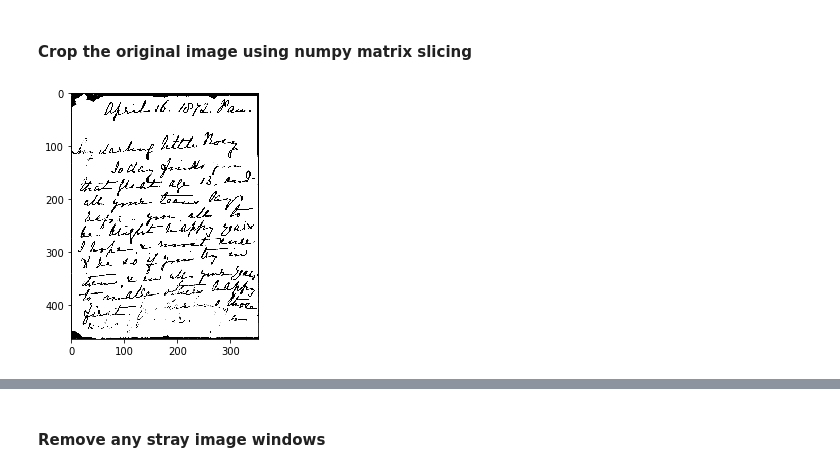
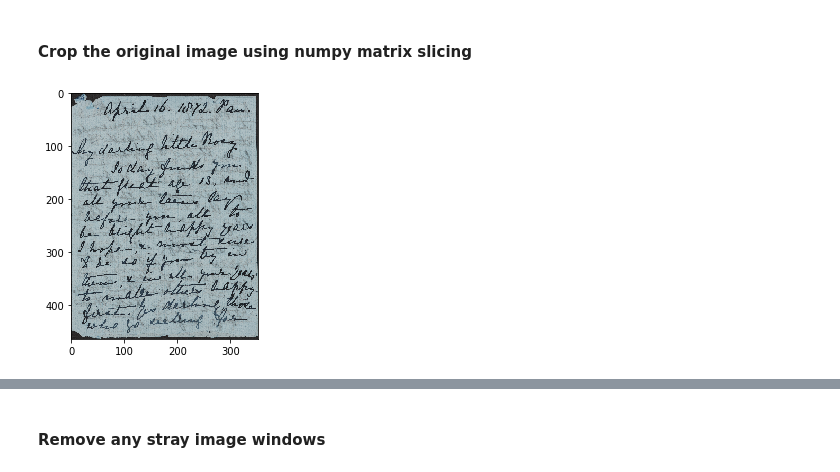
Before and after one commit to gbstringer/python-improc, a Jupyter notebook: remove_margins.ipynb, the cells around one changed output, grey strips where cells are left out. Drawn from its saved outputs; the diff is of its cells as text; code cells hidden in the pictures.

```diff
--- a/remove_margins.ipynb
+++ b/remove_margins.ipynb
@@ -61,6 +61,6 @@ showimage(grey)
  * **ret** the threshold mask pattern (temporary variable)
  * **thresh** the image with threshold applied
 # %%
-ret,thresh = cv.threshold(grey,64,255,cv.THRESH_BINARY)
+ret,thresh = cv.threshold(grey,64,255,cv.THRESH_OTSU)
 showimage(thresh)
 # %% [output]
@@ -146,8 +140,7 @@ showimage(boundbox)
 # %% [markdown]
 #### Crop the original image using numpy matrix slicing
 # %%
-crop = thresh[y:y+h,x:x+w]
-
+crop = img[y:y+h,x:x+w]
 showimage(crop)
 # %% [output]
-[figure, old version]
+[figure, new version]
```
Also changed, not shown: parts of 10 cells of this notebook.
